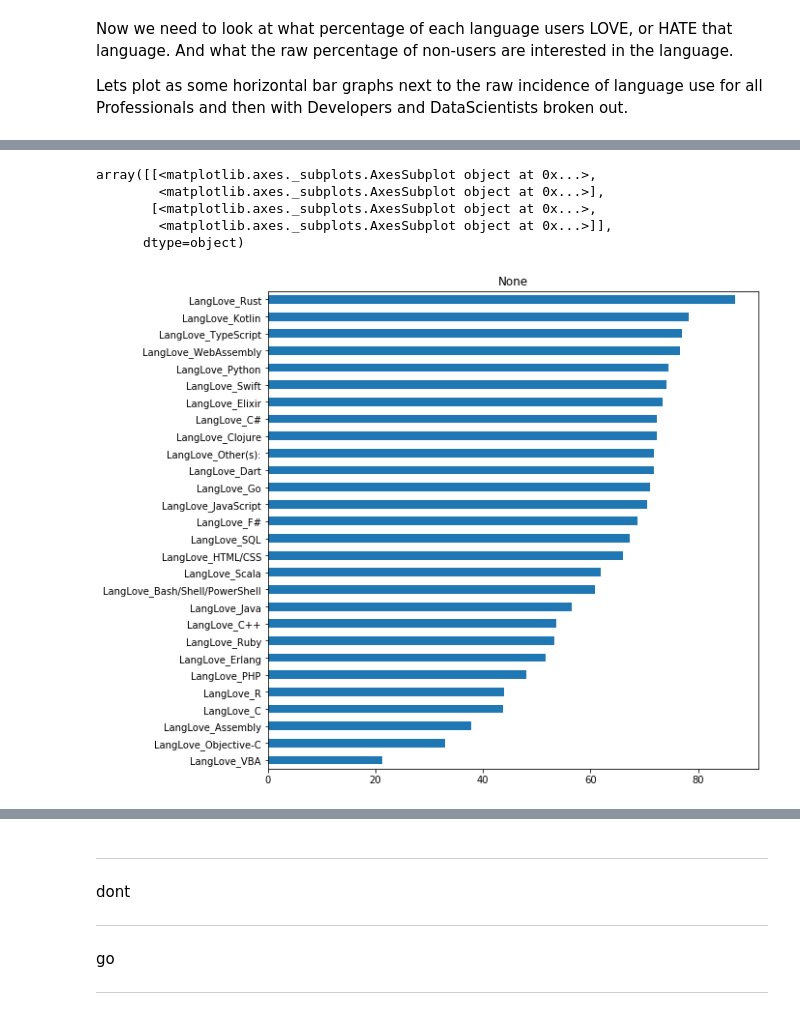
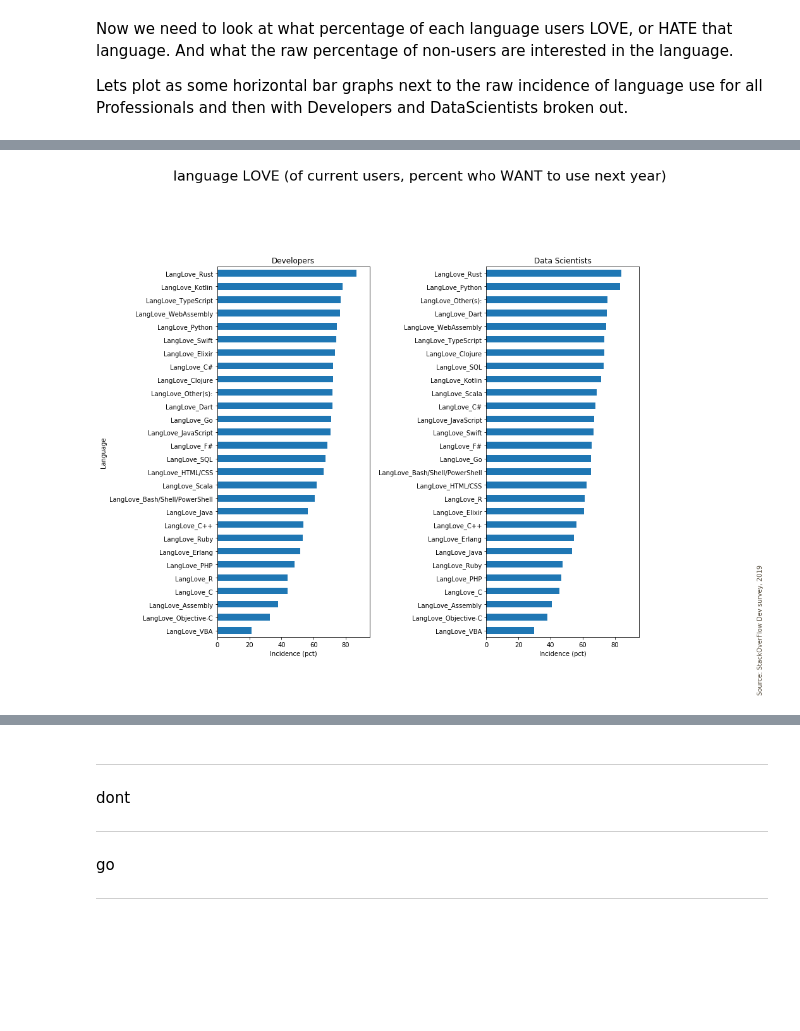
Before and after one commit to ergonyc/Practice-python-exercises, a Jupyter notebook: DataPresentation0/StackOverFlow-ThinkfulCapstone0.ipynb, the cells around one changed output, grey strips where cells are left out. Cells and saved outputs as stored; diff of their text form; code cells hidden in the pictures; blank space fills up the shorter version.

```diff
--- a/DataPresentation0/StackOverFlow-ThinkfulCapstone0.ipynb
+++ b/DataPresentation0/StackOverFlow-ThinkfulCapstone0.ipynb
@@ -885,6 +863,30 @@ def split_multiselect(df, col):
             out_df.loc[select_na, col_name] = np.nan
 
     return out_df, new_cols
+# %%
+def plot_dev_vs_df(df_dev,df_ds,title_text,xlimit,ylabel_text):
+
+    fig = plt.figure(figsize = (15,12))
+    grid_size = (10,10)  # lets space stuff out...
+    SOURCE_TEXT = 'Source: StackOverFlow Dev survey, 2019'
+
+    #title_text = 'language LOVE (use now AND want to use it next year'
+    #xlimit = {0,95} #
+
+    xlabel_text = 'Incidence (pct)'
+
+    # Place A Title On The Figure
+    fig.text(x=0.995, y=0.02, s=SOURCE_TEXT, verticalalignment='bottom',rotation='vertical',color='#524939')
+    # Overlay multiple plots onto the same axis, which spans 1 entire column of the figure
+    tall_left_ax = plt.subplot2grid(grid_size, (1,1), colspan=3, rowspan=9)
+    tall_right_ax = plt.subplot2grid(grid_size, (1,6), colspan=3, rowspan=9)
+
+    #ax1 = lang_pct.plot.barh(ax=tall_left_ax,legend=False, title='All Respondents',label='xxx',x='string',y='lang')
+    ax1 = df_dev.plot.barh(ax=tall_left_ax, legend=False, title='Developers').set(xlabel=xlabel_text,ylabel=ylabel_text,xlim=xlimit)
+    ax2 = df_ds.plot.barh(ax=tall_right_ax, legend=False, title='Data Scientists').set(xlabel=xlabel_text,xlim=xlimit)
+    #plt.tight_layout()
+    plt.suptitle(title_text,fontsize=22)
+    # should also move the ylabels to the right side for the second plot...
 # %% [markdown]
 ### JobFactor & WorkChallenges
 
@@ -1189,16 +1235,15 @@ array([[<matplotlib.axes._subplots.AxesSubplot object at 0x...>,
 # %%
 filt = langs_df.filter(regex='LangLove_')
 love = filt.drop(columns='LangLove_nan')
 
 love_dev = (100*love[isDev].mean()).sort_values(ascending=True)
 love_ds = (100*love[isDS].mean()).sort_values(ascending=True)
 #love_ds = love_ds[love_dev.index]
+title_text = 'language LOVE (of current users, percent who WANT to use next year)'
 
-love_dev.plot.barh(figsize=(10, 10))
+xlimit = {0,95} #
+ylabel_text = 'Language'
+
+plot_dev_vs_df(love_dev,love_ds,title_text,xlimit,ylabel_text)
 # %% [output]
-array([[<matplotlib.axes._subplots.AxesSubplot object at 0x...>,
-        <matplotlib.axes._subplots.AxesSubplot object at 0x...>],
-       [<matplotlib.axes._subplots.AxesSubplot object at 0x...>,
-        <matplotlib.axes._subplots.AxesSubplot object at 0x...>]],
-      dtype=object)
-[figure, old version]
+[figure, new version]
```
Also changed, not shown: parts of 52 cells of this notebook, 1 other file.
